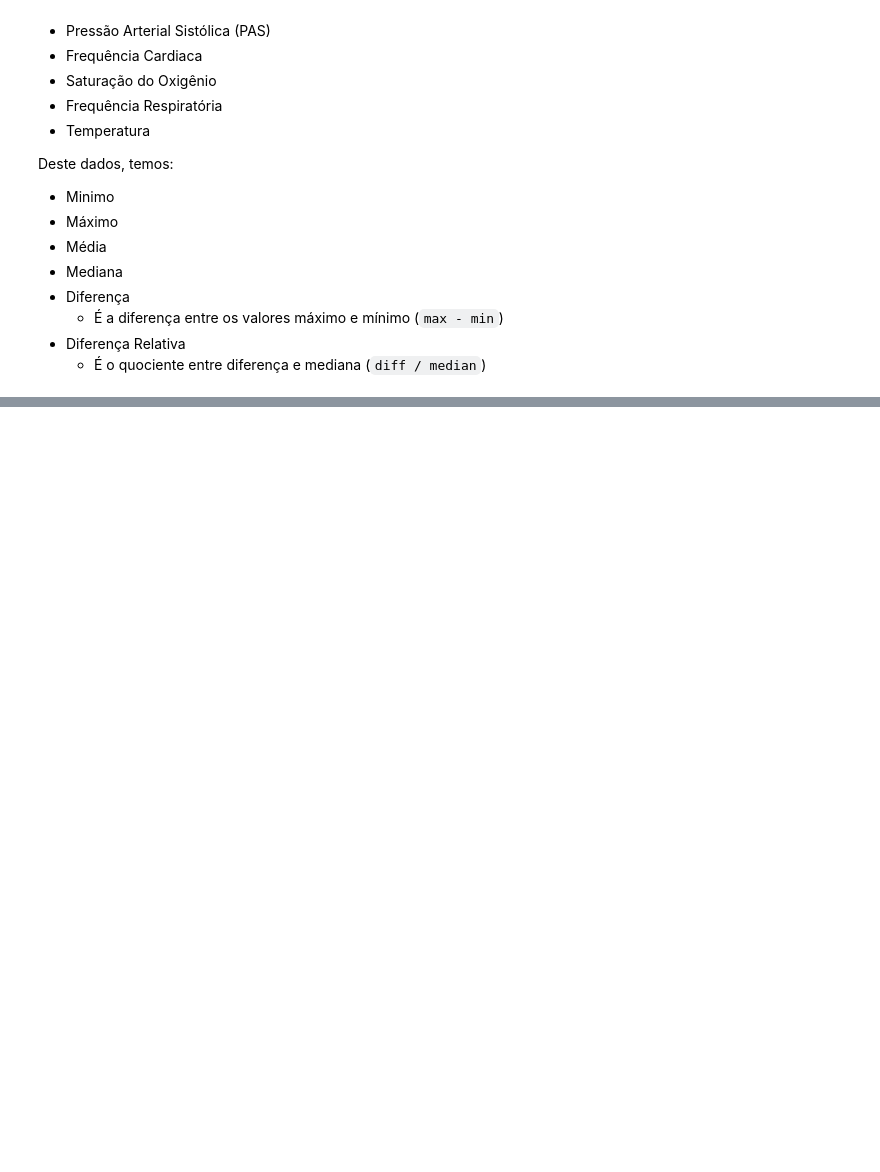
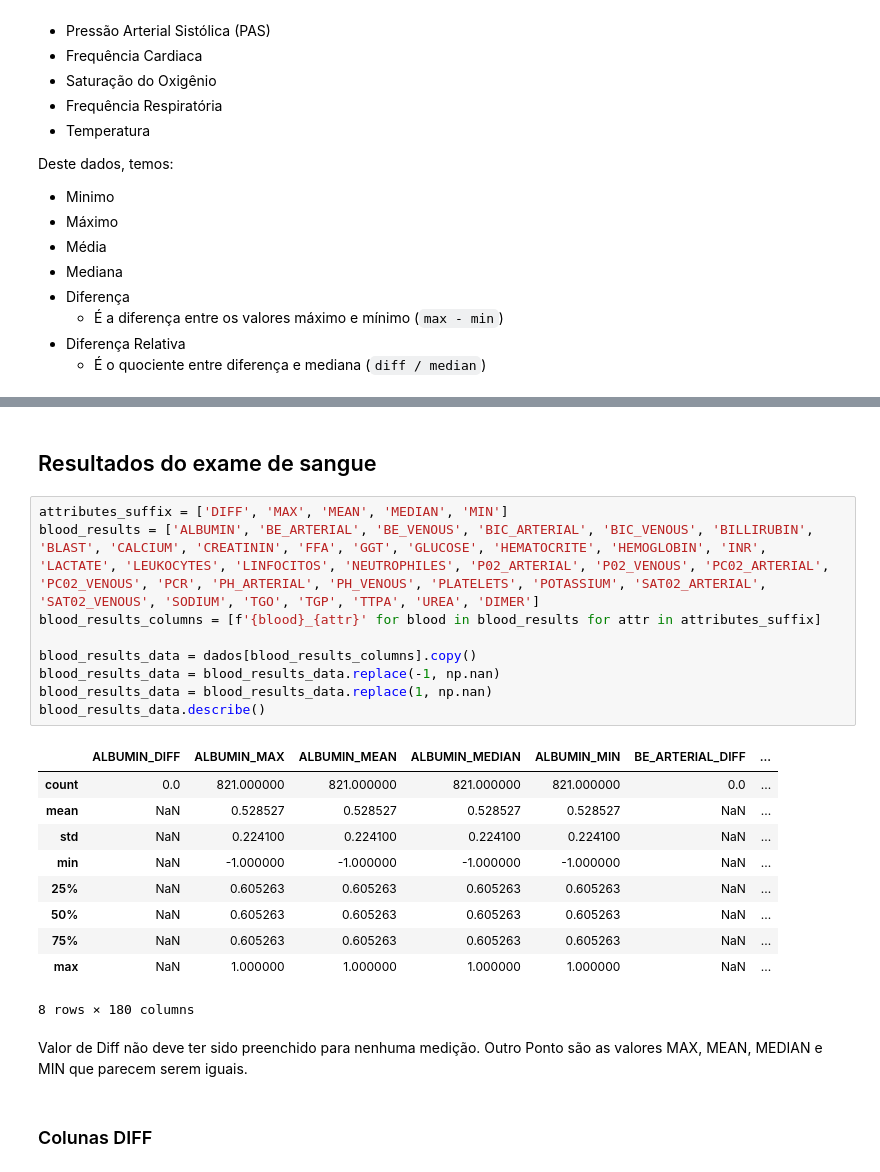
Before and after one commit to willianrocha/COVID-19_clinical_data_assess_diagnosis, a Jupyter notebook: notebooks/EDA.ipynb, the cells around one changed output, grey strips where cells are left out. Cells and saved outputs as stored; diff of their text form; blank space fills up the shorter version.

```diff
--- a/notebooks/EDA.ipynb
+++ b/notebooks/EDA.ipynb
@@ -215,0 +237,26 @@ sns.despine()
+# %% [markdown]
+## Resultados do exame de sangue
+# %%
+attributes_suffix = ['DIFF', 'MAX', 'MEAN', 'MEDIAN', 'MIN']
+blood_results = ['ALBUMIN', 'BE_ARTERIAL', 'BE_VENOUS', 'BIC_ARTERIAL', 'BIC_VENOUS', 'BILLIRUBIN', 'BLAST', 'CALCIUM', 'CREATININ', 'FFA', 'GGT', 'GLUCOSE', 'HEMATOCRITE', 'HEMOGLOBIN', 'INR', 'LACTATE', 'LEUKOCYTES', 'LINFOCITOS', 'NEUTROPHILES', 'P02_ARTERIAL', 'P02_VENOUS', 'PC02_ARTERIAL', 'PC02_VENOUS', 'PCR', 'PH_ARTERIAL', 'PH_VENOUS', 'PLATELETS', 'POTASSIUM', 'SAT02_ARTERIAL', 'SAT02_VENOUS', 'SODIUM', 'TGO', 'TGP', 'TTPA', 'UREA', 'DIMER']
+blood_results_columns = [f'{blood}_{attr}' for blood in blood_results for attr in attributes_suffix]
+
+blood_results_data = dados[blood_results_columns].copy()
+blood_results_data = blood_results_data.replace(-1, np.nan)
+blood_results_data = blood_results_data.replace(1, np.nan)
+blood_results_data.describe()
+# %% [output]
+|  | ALBUMIN_DIFF | ALBUMIN_MAX | ALBUMIN_MEAN | ALBUMIN_MEDIAN | ALBUMIN_MIN | BE_ARTERIAL_DIFF | ... |
+| count | 0.0 | 821.000000 | 821.000000 | 821.000000 | 821.000000 | 0.0 | ... |
+| mean | NaN | 0.528527 | 0.528527 | 0.528527 | 0.528527 | NaN | ... |
+| std | NaN | 0.224100 | 0.224100 | 0.224100 | 0.224100 | NaN | ... |
+| min | NaN | -1.000000 | -1.000000 | -1.000000 | -1.000000 | NaN | ... |
+| 25% | NaN | 0.605263 | 0.605263 | 0.605263 | 0.605263 | NaN | ... |
+| 50% | NaN | 0.605263 | 0.605263 | 0.605263 | 0.605263 | NaN | ... |
+| 75% | NaN | 0.605263 | 0.605263 | 0.605263 | 0.605263 | NaN | ... |
+| max | NaN | 1.000000 | 1.000000 | 1.000000 | 1.000000 | NaN | ... |
+8 rows × 180 columns
+# %% [markdown]
+Valor de Diff não deve ter sido preenchido para nenhuma medição. Outro Ponto são as valores MAX, MEAN, MEDIAN e MIN que parecem serem iguais.
+# %% [markdown]
+### Colunas DIFF
```
Also changed, not shown: parts of 19 cells of this notebook, 3 other files.
